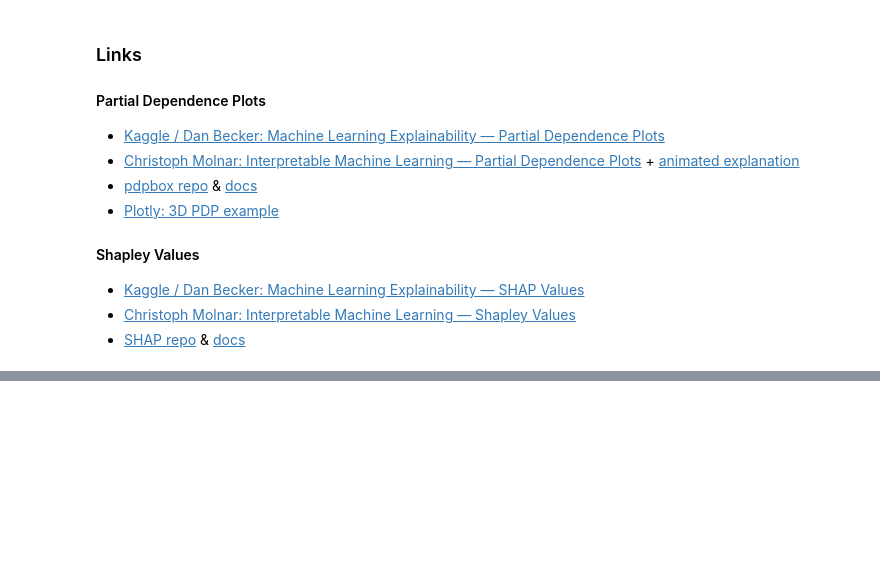
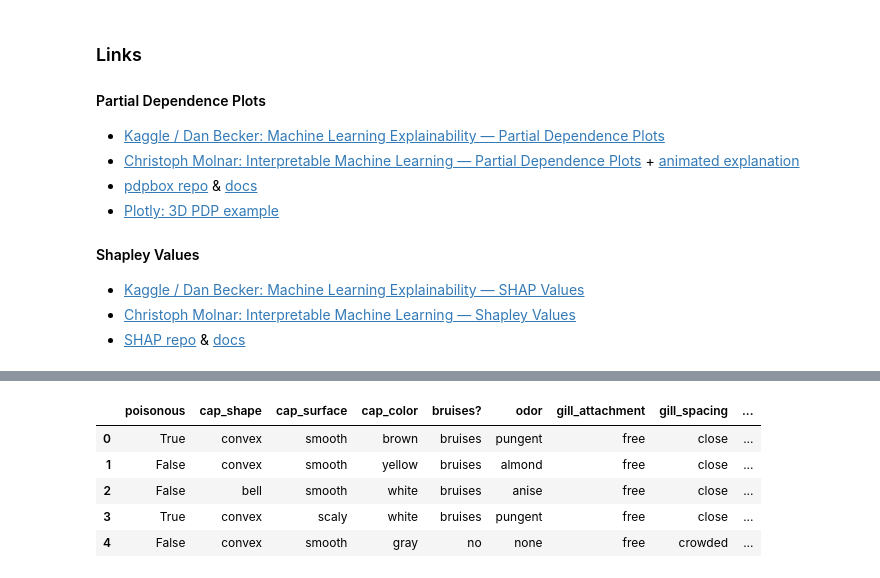
Before and after one commit to gptix/DS-Unit-2-Applied-Modeling, a Jupyter notebook: module4/ASSIGNMENT_Jud_Taylor_LS_DS_234_assignment.ipynb, the cells around one changed output, grey strips where cells are left out. Saved outputs shown, nothing was run; the diff lists cells and outputs as text; code cells hidden in the pictures; blank space fills up the shorter version.

```diff
--- a/module4/ASSIGNMENT_Jud_Taylor_LS_DS_234_assignment.ipynb
+++ b/module4/ASSIGNMENT_Jud_Taylor_LS_DS_234_assignment.ipynb
@@ -79,3 +83,22 @@ if 'google.colab' in sys.modules:
 # If you're working locally:
 else:
     DATA_PATH = '../data/'
+# %%
+import pandas as pd
+
+# I extracted these column names from the text file
+# https://archive.ics.uci.edu/ml/machine-learning-databases/mushroom/agaricus-lepiota.names
+# I added the column 'poisonous', which was unlabeled in the original set.
+
+colnames = ['poisonous', 'cap-shape', 'cap-surface', 'cap-color', 'bruises?',
+            'odor', 'gill-attachment', 'gill-spacing', 'gill-size',
+            'gill-color', 'stalk-shape', 'stalk-root',
+            'stalk-surface-above-ring', 'stalk-surface-below-ring',
+            'stalk-color-above-ring', 'stalk-color-below-ring', 'veil-type',
+            'veil-color', 'ring-number', 'ring-type', 'spore-print-color',
+            'population', 'habitat']
+
+filename = 'agaricus-lepiota.data?token=AFCZYWEJZMR7ABZFRB62GKK6AEJIM'
+
+df = pd.read_csv(DATA_PATH + filename, header=None, names=colnames)
+df.shape
@@ -81,0 +172,9 @@ else:
+# %%
+df.head()
+# %% [output]
+|  | poisonous | cap_shape | cap_surface | cap_color | bruises? | odor | gill_attachment | gill_spacing | ... |
+| 0 | True | convex | smooth | brown | bruises | pungent | free | close | ... |
+| 1 | False | convex | smooth | yellow | bruises | almond | free | close | ... |
+| 2 | False | bell | smooth | white | bruises | anise | free | close | ... |
+| 3 | True | convex | scaly | white | bruises | pungent | free | close | ... |
+| 4 | False | convex | smooth | gray | no | none | free | crowded | ... |
```
Also changed, not shown: parts of 41 cells of this notebook.
